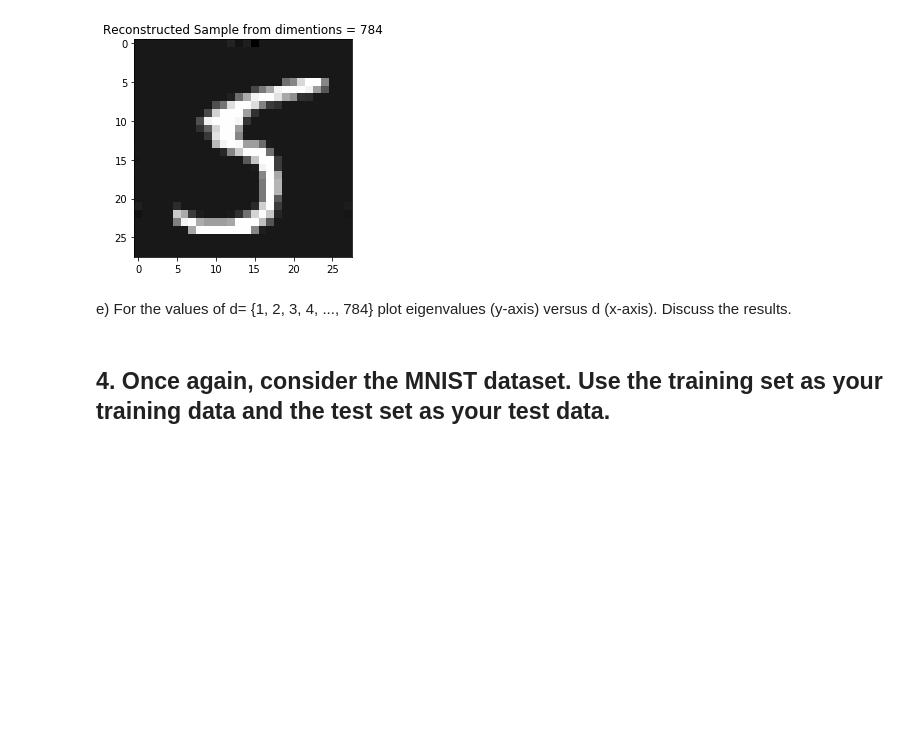
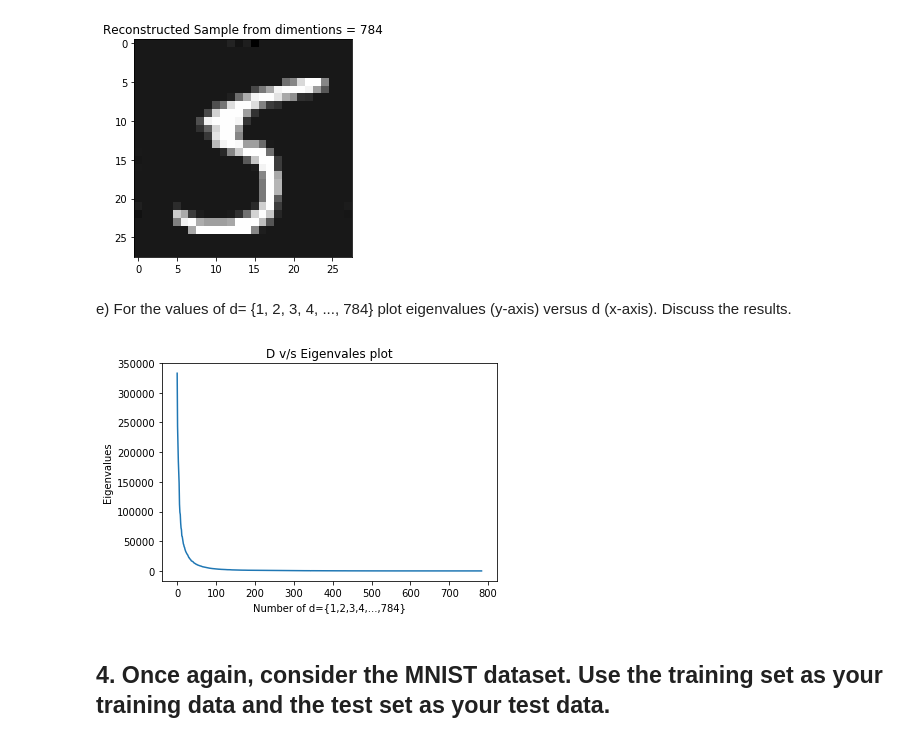
Before and after one commit to tusharchopratech/pattern_recognition_from_scratch, a Jupyter notebook: assignment1.ipynb, the cells around one changed output. Cells and saved outputs as stored; diff of their text form; code cells hidden in the pictures; blank space fills up the shorter version.

```diff
--- a/assignment1.ipynb
+++ b/assignment1.ipynb
@@ -374,3 +358,17 @@ plt.show()
+# %%
+d = np.arange(784)
+
+my_train_data = train_data.reshape(training_samples, image_size * image_size)
+cov = np.cov(my_train_data.T)
+eigen_values, _ = np.linalg.eig(np.mat(cov))
+
+plt.title('D v/s Eigenvales plot')
+plt.xlabel('Number of d={1,2,3,4,...,784}')
+plt.ylabel('Eigenvalues')
+plt.plot(d,eigen_values)
+plt.show()
+# %% [output]
+[figure, added]
 # %% [markdown]
 ## 4. Once again, consider the MNIST dataset. Use the training set as your training data and the test set as your test data.
 # %% [markdown]
```
Also changed, not shown: parts of 12 cells of this notebook.
